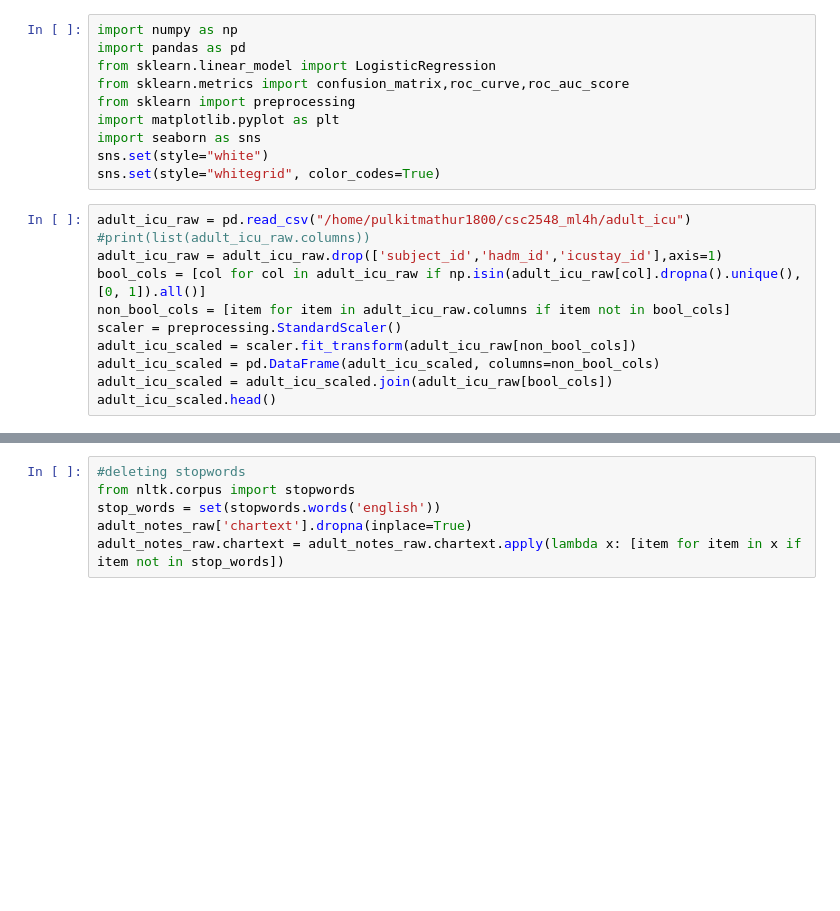
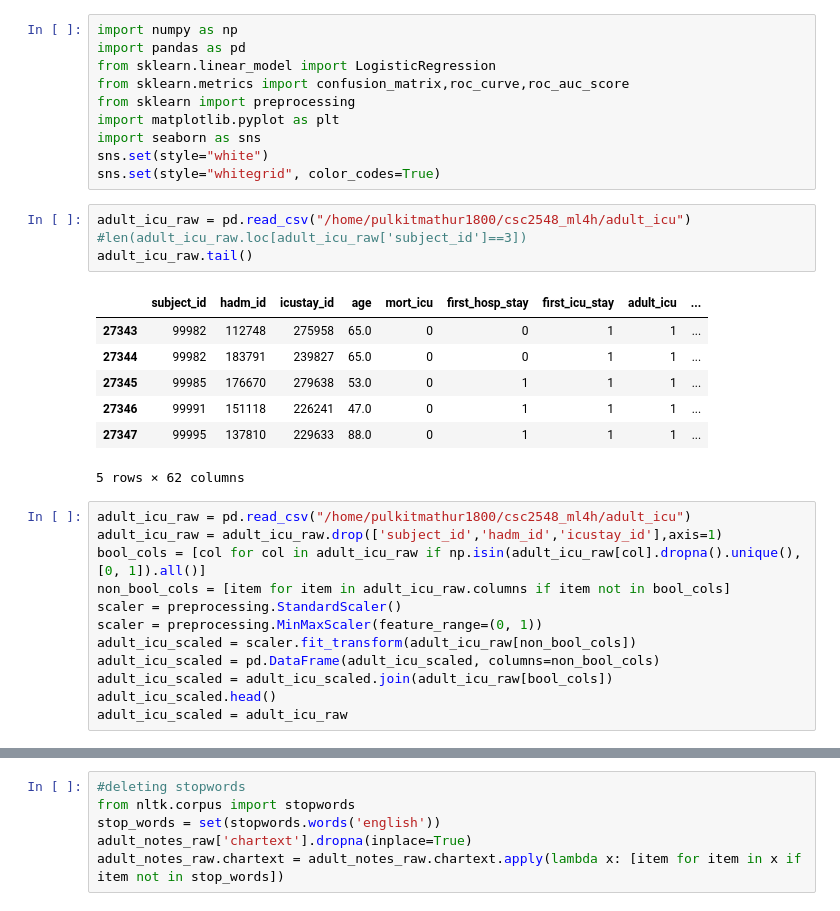
Before and after one commit to mathurp/ML_for_health, a Jupyter notebook: ML_for_health.ipynb, the cells around one changed output, grey strips where cells are left out. Cells and saved outputs as stored; diff of their text form; blank space fills up the shorter version.

```diff
--- a/ML_for_health.ipynb
+++ b/ML_for_health.ipynb
@@ -8,17 +8,30 @@ import matplotlib.pyplot as plt
 import seaborn as sns
 sns.set(style="white")
 sns.set(style="whitegrid", color_codes=True)
+# %%
+adult_icu_raw = pd.read_csv("/home/pulkitmathur1800/csc2548_ml4h/adult_icu")
+#len(adult_icu_raw.loc[adult_icu_raw['subject_id']==3])
+adult_icu_raw.tail()
+# %% [output]
+|  | subject_id | hadm_id | icustay_id | age | mort_icu | first_hosp_stay | first_icu_stay | adult_icu | ... |
+| 27343 | 99982 | 112748 | 275958 | 65.0 | 0 | 0 | 1 | 1 | ... |
+| 27344 | 99982 | 183791 | 239827 | 65.0 | 0 | 0 | 1 | 1 | ... |
+| 27345 | 99985 | 176670 | 279638 | 53.0 | 0 | 1 | 1 | 1 | ... |
+| 27346 | 99991 | 151118 | 226241 | 47.0 | 0 | 1 | 1 | 1 | ... |
+| 27347 | 99995 | 137810 | 229633 | 88.0 | 0 | 1 | 1 | 1 | ... |
+5 rows × 62 columns
 # %%
 adult_icu_raw = pd.read_csv("/home/pulkitmathur1800/csc2548_ml4h/adult_icu")
-#print(list(adult_icu_raw.columns))
 adult_icu_raw = adult_icu_raw.drop(['subject_id','hadm_id','icustay_id'],axis=1)
 bool_cols = [col for col in adult_icu_raw if np.isin(adult_icu_raw[col].dropna().unique(),[0, 1]).all()]
 non_bool_cols = [item for item in adult_icu_raw.columns if item not in bool_cols]
 scaler = preprocessing.StandardScaler()
+scaler = preprocessing.MinMaxScaler(feature_range=(0, 1))
 adult_icu_scaled = scaler.fit_transform(adult_icu_raw[non_bool_cols])
 adult_icu_scaled = pd.DataFrame(adult_icu_scaled, columns=non_bool_cols)
 adult_icu_scaled = adult_icu_scaled.join(adult_icu_raw[bool_cols])
 adult_icu_scaled.head()
+adult_icu_scaled = adult_icu_raw
 # %%
 sns.countplot(x='mort_icu',data=adult_icu_scaled, palette='hls')
 plt.show()
```
Also changed, not shown: parts of 19 cells of this notebook, 1 other file.
